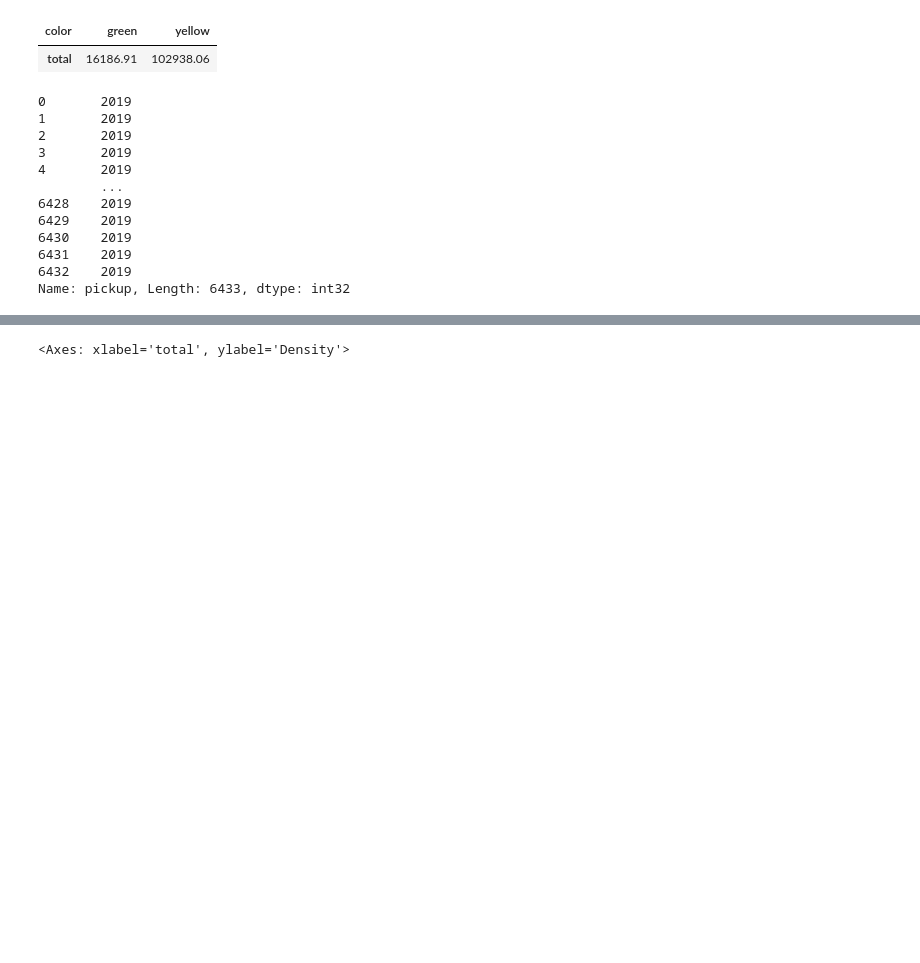
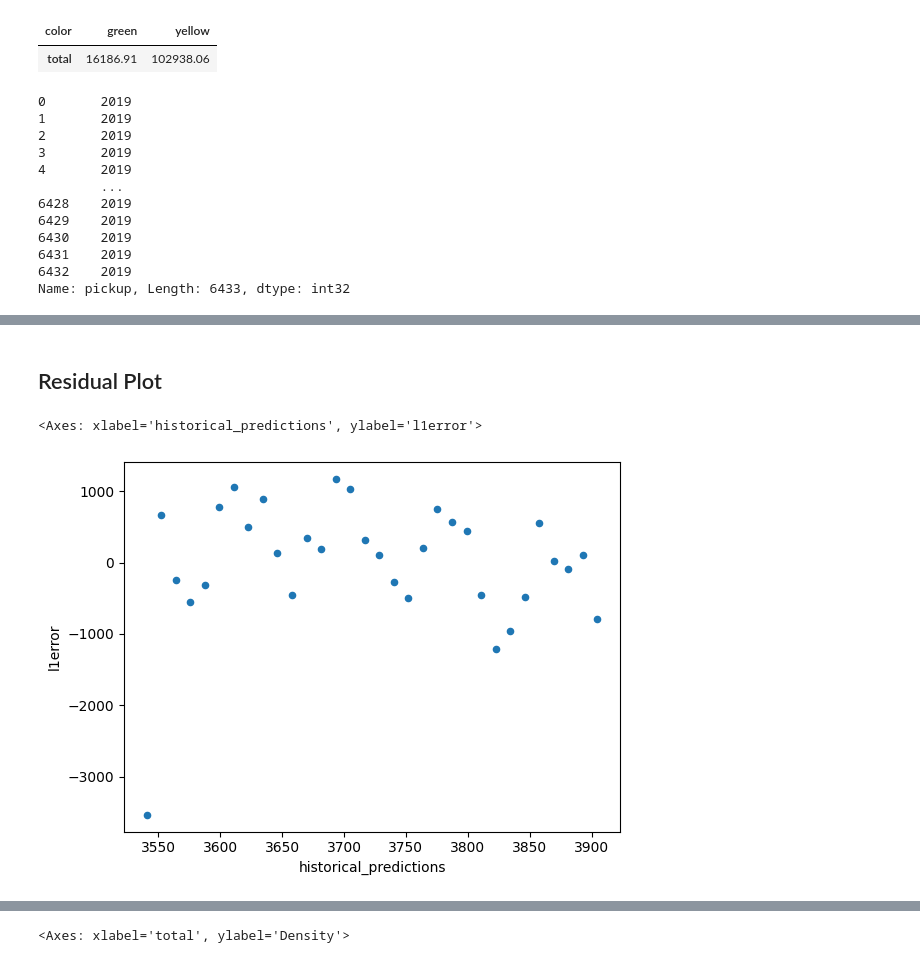
Before and after one commit to bipin-a/aidi-1100, a Jupyter notebook: lecture_material/Week6.ipynb, the cells around one changed output, grey strips where cells are left out. Saved outputs shown, nothing was run; the diff lists cells and outputs as text; code cells hidden in the pictures; blank space fills up the shorter version.

```diff
--- a/lecture_material/Week6.ipynb
+++ b/lecture_material/Week6.ipynb
@@ -3071,0 +3285,12 @@ Name: date, dtype: timedelta64[ns]
+# %%
+daily_resampled['l1error'] = daily_resampled['total'] - daily_resampled['historical_predictions']
+# %% [markdown]
+## Residual Plot
+# %%
+daily_resampled.plot.scatter(
+    x='historical_predictions',
+    y='l1error'
+)
+# %% [output]
+<Axes: xlabel='historical_predictions', ylabel='l1error'>
+[figure, added]
```
Also changed, not shown: parts of 61 cells of this notebook, 1 other file.
